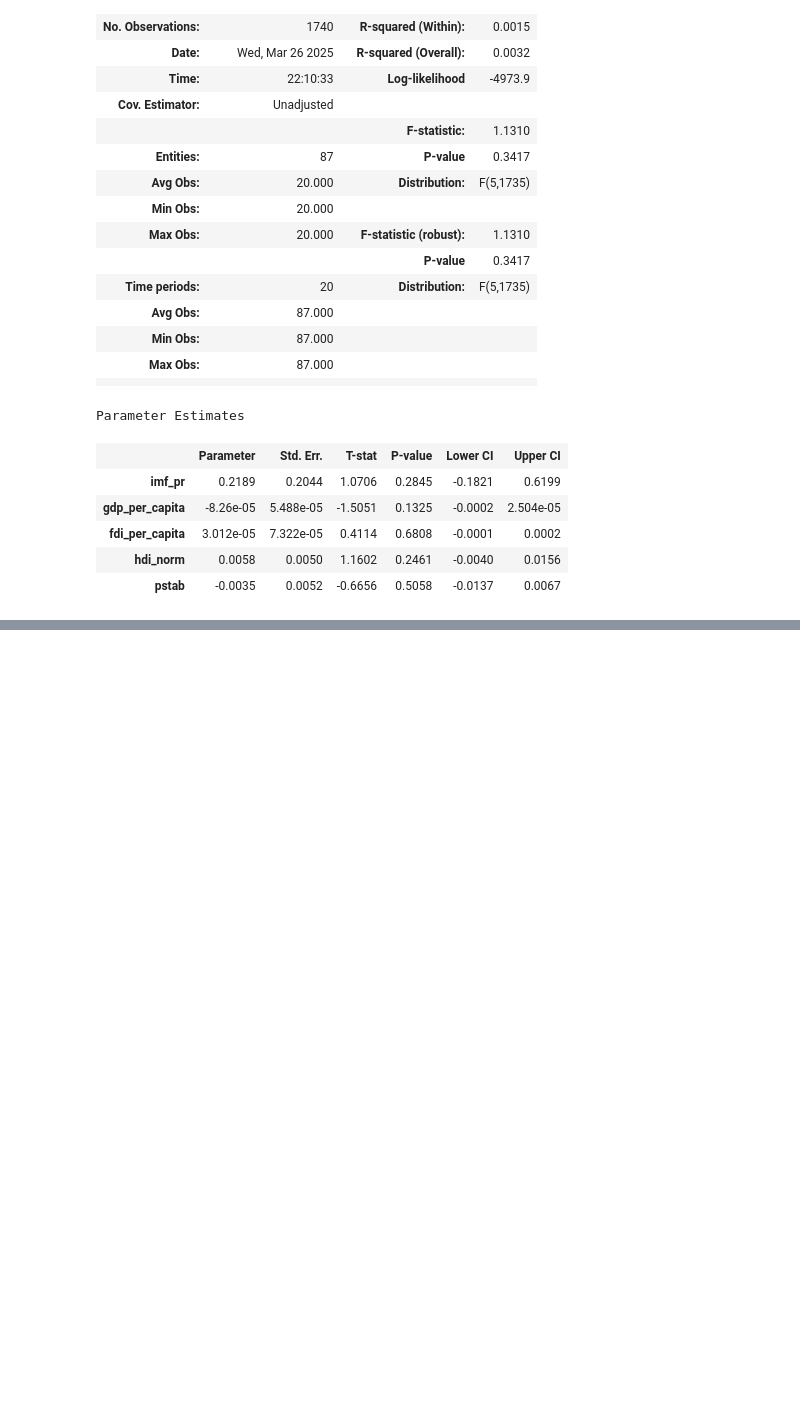
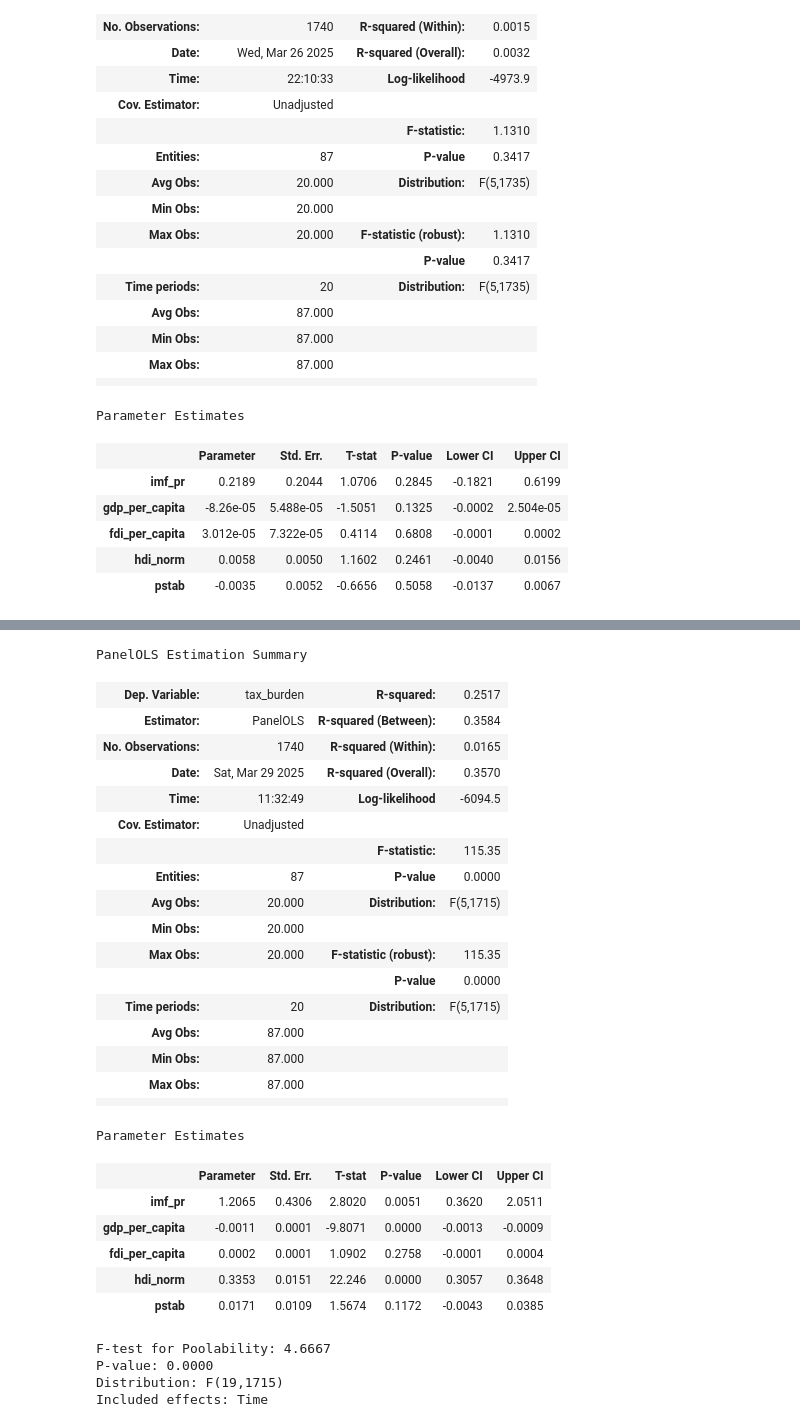
Before and after one commit to kalexxandrov/Public-research-projects, a Jupyter notebook: Dissertation/regressions.ipynb, the cells around one changed output, grey strips where cells are left out. Cells and saved outputs as stored; diff of their text form; code cells hidden in the pictures; blank space fills up the shorter version.

```diff
--- a/Dissertation/regressions.ipynb
+++ b/Dissertation/regressions.ipynb
@@ -400,0 +478,38 @@ Parameter Estimates
+# %%
+dependent_var = df['tax_burden']
+independent_vars = df[['imf_pr', 'gdp_per_capita', 'fdi_per_capita', 'hdi_norm', 'pstab']]
+
+model = PanelOLS(dependent_var, independent_vars, time_effects=True)
+results = model.fit()
+
+results.summary
+# %% [output]
+PanelOLS Estimation Summary
+| Dep. Variable: | tax_burden | R-squared: | 0.2517 |
+| Estimator: | PanelOLS | R-squared (Between): | 0.3584 |
+| No. Observations: | 1740 | R-squared (Within): | 0.0165 |
+| Date: | Sat, Mar 29 2025 | R-squared (Overall): | 0.3570 |
+| Time: | 11:32:49 | Log-likelihood | -6094.5 |
+| Cov. Estimator: | Unadjusted |  |  |
+|  |  | F-statistic: | 115.35 |
+| Entities: | 87 | P-value | 0.0000 |
+| Avg Obs: | 20.000 | Distribution: | F(5,1715) |
+| Min Obs: | 20.000 |  |  |
+| Max Obs: | 20.000 | F-statistic (robust): | 115.35 |
+|  |  | P-value | 0.0000 |
+| Time periods: | 20 | Distribution: | F(5,1715) |
+| Avg Obs: | 87.000 |  |  |
+| Min Obs: | 87.000 |  |  |
+| Max Obs: | 87.000 |  |  |
+|  |  |  |  |
+Parameter Estimates
+|  | Parameter | Std. Err. | T-stat | P-value | Lower CI | Upper CI |
+| imf_pr | 1.2065 | 0.4306 | 2.8020 | 0.0051 | 0.3620 | 2.0511 |
+| gdp_per_capita | -0.0011 | 0.0001 | -9.8071 | 0.0000 | -0.0013 | -0.0009 |
+| fdi_per_capita | 0.0002 | 0.0001 | 1.0902 | 0.2758 | -0.0001 | 0.0004 |
+| hdi_norm | 0.3353 | 0.0151 | 22.246 | 0.0000 | 0.3057 | 0.3648 |
+| pstab | 0.0171 | 0.0109 | 1.5674 | 0.1172 | -0.0043 | 0.0385 |
+F-test for Poolability: 4.6667
+P-value: 0.0000
+Distribution: F(19,1715)
+Included effects: Time
```
Also changed, not shown: parts of 12 cells of this notebook, 2 other files.
